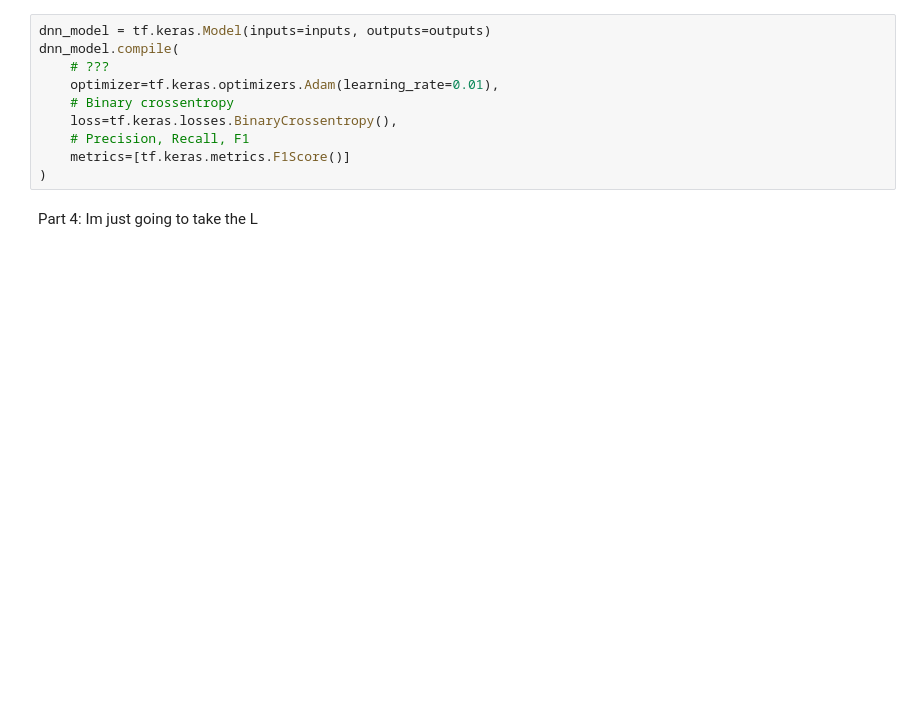
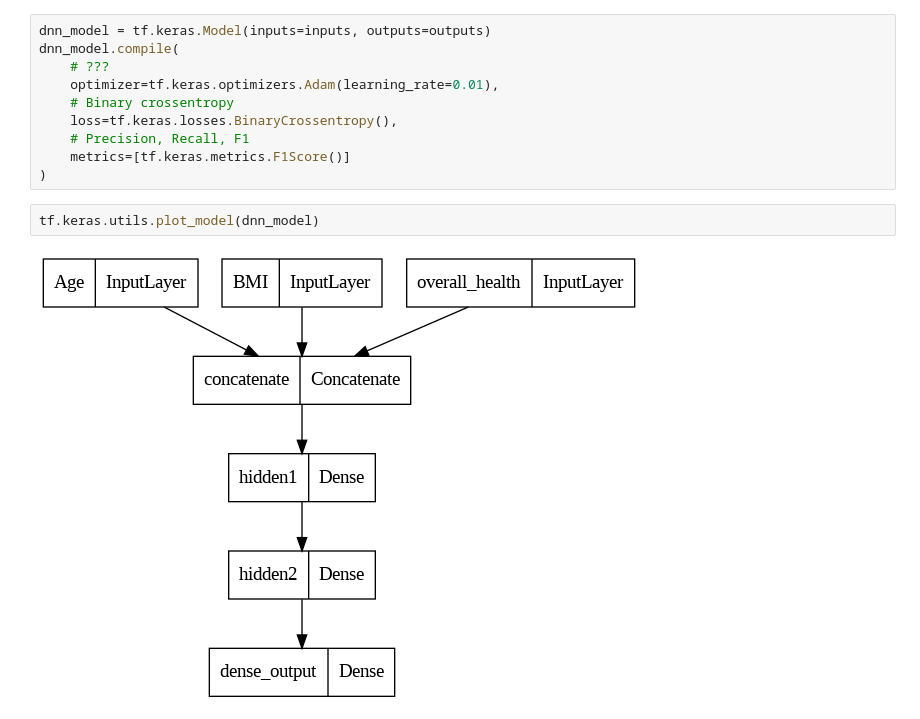
Before and after one commit to trodman201/Data-2000-, a Jupyter notebook: NeuralNetworksRodman.ipynb, the cells around one changed output. Saved outputs shown, nothing was run; the diff lists cells and outputs as text; blank space fills up the shorter version.

```diff
--- a/NeuralNetworksRodman.ipynb
+++ b/NeuralNetworksRodman.ipynb
@@ -176,5 +176,7 @@ dnn_model.compile(
     # Precision, Recall, F1
     metrics=[tf.keras.metrics.F1Score()]
 )
-# %% [markdown]
-Part 4: Im just going to take the L
+# %%
+tf.keras.utils.plot_model(dnn_model)
+# %% [output]
+[figure, added]
```
Also changed, not shown: parts of 7 cells of this notebook.
